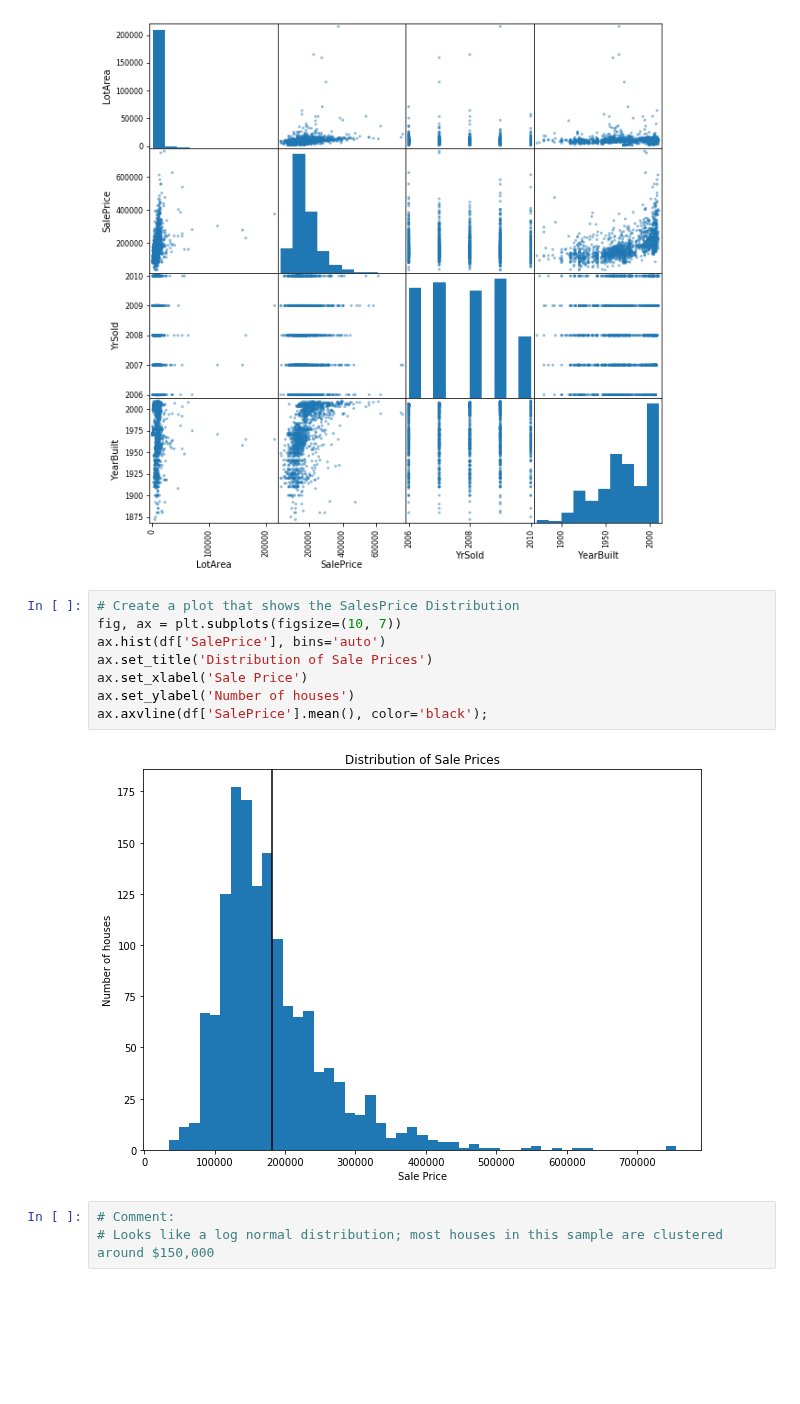
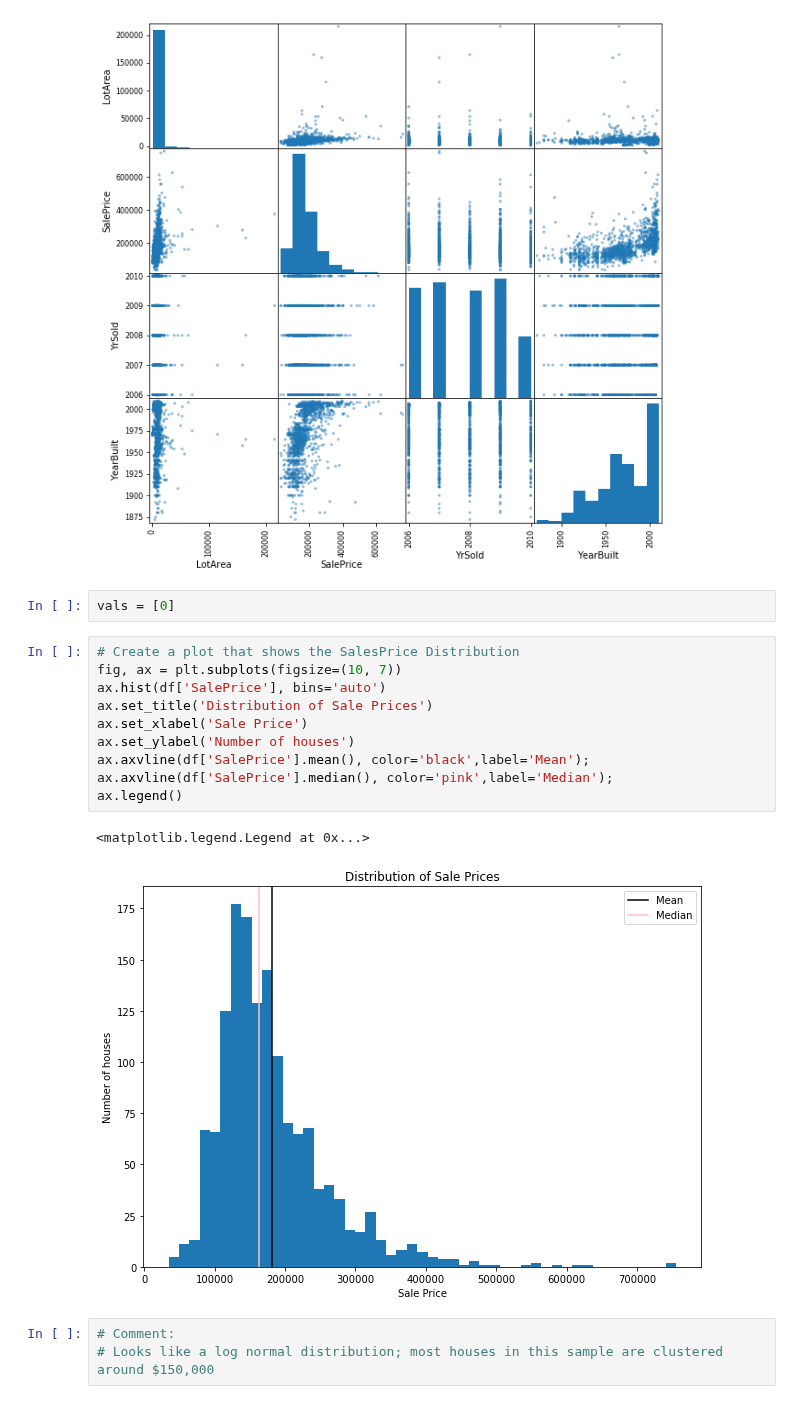
Before and after one commit to flatiron-school/Online-DS-FT-022221-Cohort-Notes, a Jupyter notebook: Phase_1/topic_05_data_cleaning_in_pandas/labs_from_class/dsc-project-eda-with-pandas-master/index-ames-solution.ipynb, the cells around one changed output. Cells and saved outputs as stored; diff of their text form; blank space fills up the shorter version.

```diff
--- a/Phase_1/topic_05_data_cleaning_in_pandas/labs_from_class/dsc-project-eda-with-pandas-master/index-ames-solution.ipynb
+++ b/Phase_1/topic_05_data_cleaning_in_pandas/labs_from_class/dsc-project-eda-with-pandas-master/index-ames-solution.ipynb
@@ -106,16 +119,21 @@ memory usage: 924.0+ KB
 pd.plotting.scatter_matrix(df[['LotArea', 'SalePrice', 'YrSold', 'YearBuilt']], figsize=(10,10));
 # %% [output]
 [figure]
+# %%
+vals = [0]
 # %%
 # Create a plot that shows the SalesPrice Distribution
 fig, ax = plt.subplots(figsize=(10, 7))
 ax.hist(df['SalePrice'], bins='auto')
 ax.set_title('Distribution of Sale Prices')
 ax.set_xlabel('Sale Price')
 ax.set_ylabel('Number of houses')
-ax.axvline(df['SalePrice'].mean(), color='black');
+ax.axvline(df['SalePrice'].mean(), color='black',label='Mean');
+ax.axvline(df['SalePrice'].median(), color='pink',label='Median');
+ax.legend()
 # %% [output]
+<matplotlib.legend.Legend at 0x...>
-[figure, old version]
+[figure, new version]
 # %%
 # Comment:
 # Looks like a log normal distribution; most houses in this sample are clustered around $150,000
```
Also changed, not shown: parts of 6 cells of this notebook, 2 other files.
